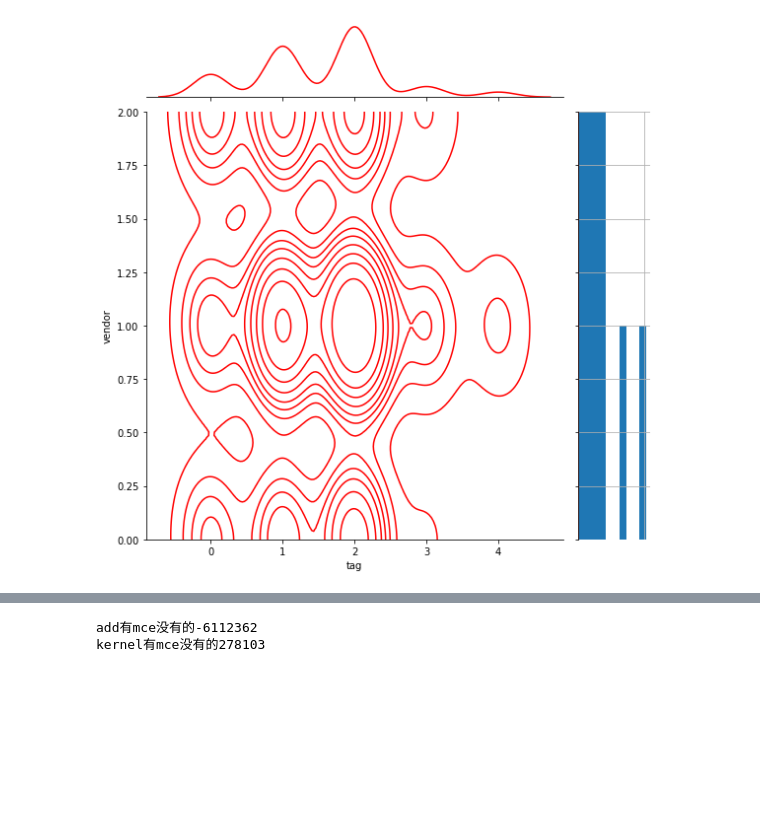
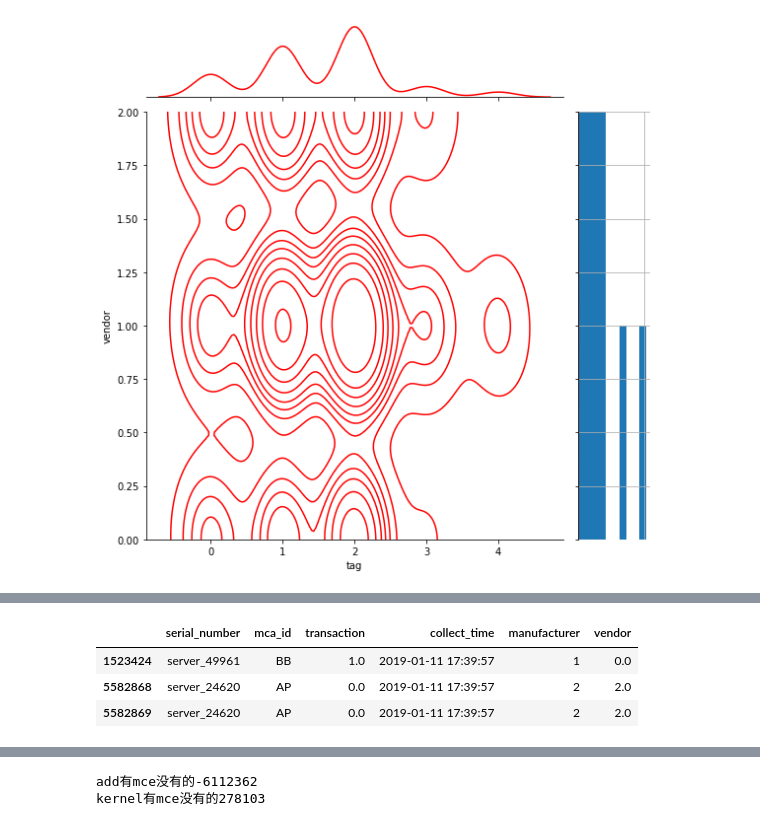
Before and after one commit to XPBooster/Memory, a Jupyter notebook: explorer.ipynb, the cells around one changed output, grey strips where cells are left out. Drawn from its saved outputs; the diff is of its cells as text; code cells hidden in the pictures; blank space fills up the shorter version.

```diff
--- a/explorer.ipynb
+++ b/explorer.ipynb
@@ -490,0 +479,8 @@ temp4 = drop_dups(raw_failure, ['serial_number']) # 没有重复条目，说明
+# %%
+raw_mce[raw_mce.collect_time == '2019-01-11 17:39:57']
+# 查看重复情况，应该是可以删除的
+# %% [output]
+|  | serial_number | mca_id | transaction | collect_time | manufacturer | vendor |
+| 1523424 | server_49961 | BB | 1.0 | 2019-01-11 17:39:57 | 1 | 0.0 |
+| 5582868 | server_24620 | AP | 0.0 | 2019-01-11 17:39:57 | 2 | 2.0 |
+| 5582869 | server_24620 | AP | 0.0 | 2019-01-11 17:39:57 | 2 | 2.0 |
```
Also changed, not shown: parts of 27 cells of this notebook, 1 other file.
